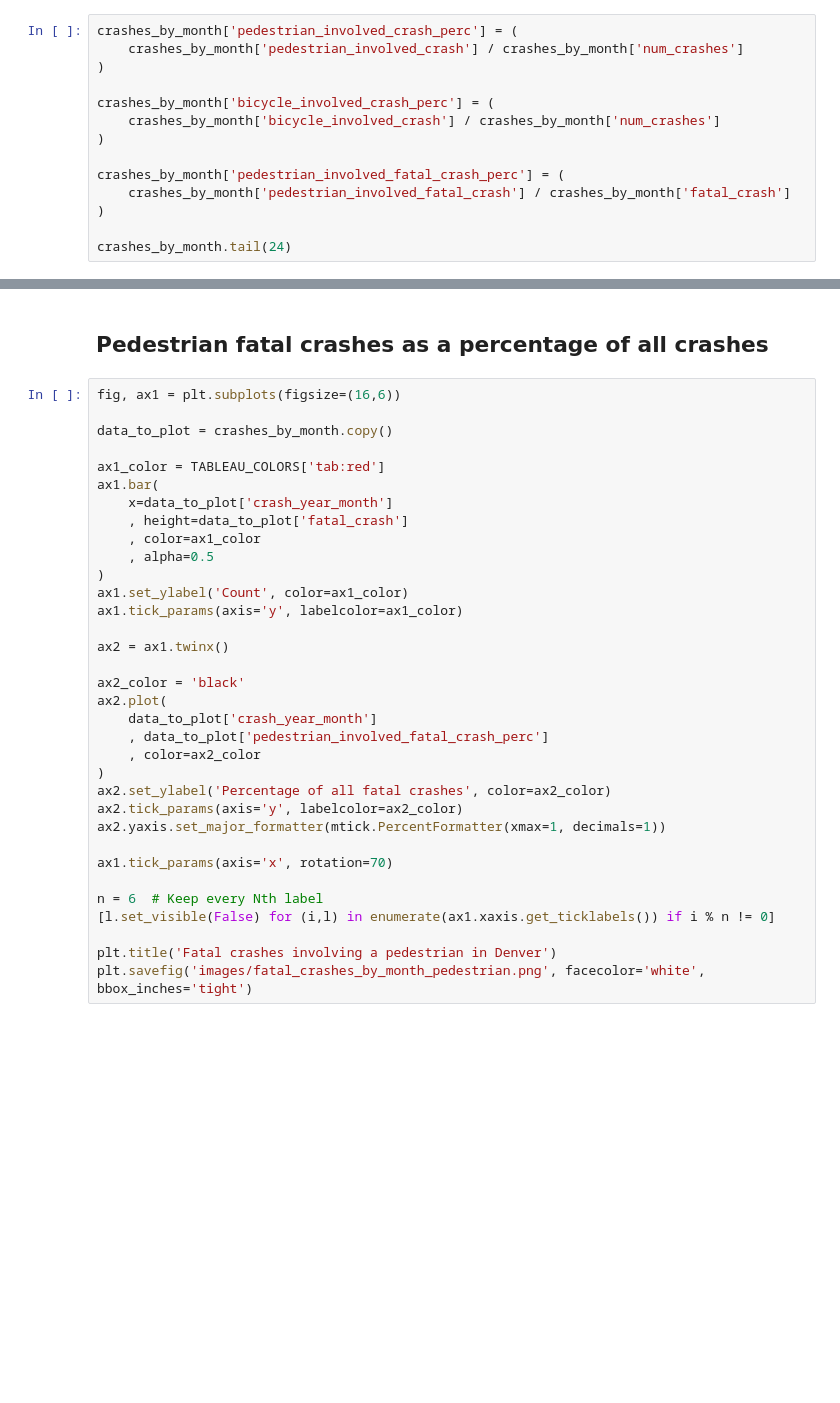
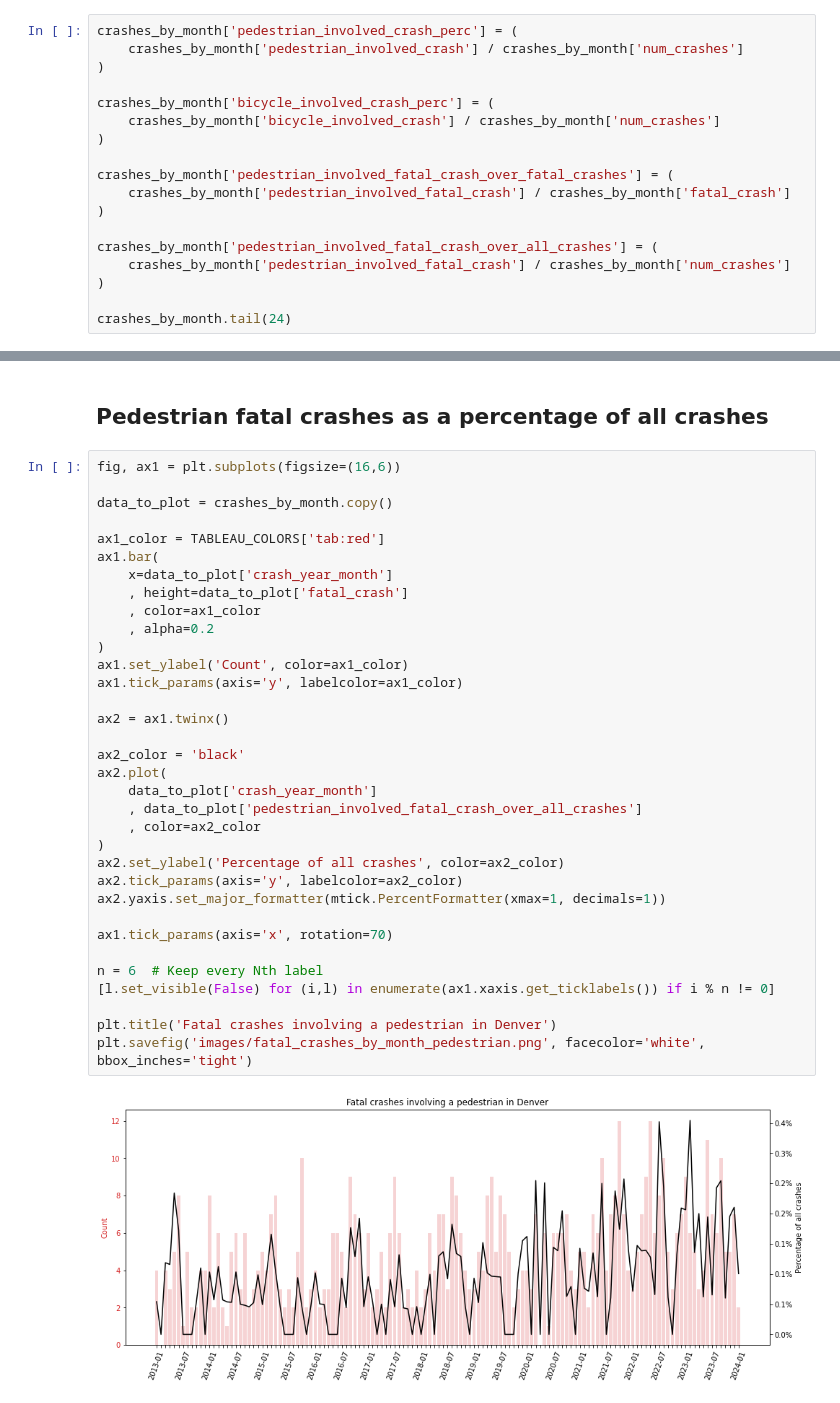
Before and after one commit to devinbrady/denver-street-data, a Jupyter notebook: notebooks/Bicycle_and_Pedestrian_Crashes_by_Month.ipynb, the cells around one changed output, grey strips where cells are left out. Cells and saved outputs as stored; diff of their text form; blank space fills up the shorter version.

Commit message:
Red light cameras, crashes near point, driver actions

```diff
--- a/notebooks/Bicycle_and_Pedestrian_Crashes_by_Month.ipynb
+++ b/notebooks/Bicycle_and_Pedestrian_Crashes_by_Month.ipynb
@@ -39,8 +39,12 @@ crashes_by_month['bicycle_involved_crash_perc'] = (
     crashes_by_month['bicycle_involved_crash'] / crashes_by_month['num_crashes']
 )
 
-crashes_by_month['pedestrian_involved_fatal_crash_perc'] = (
+crashes_by_month['pedestrian_involved_fatal_crash_over_fatal_crashes'] = (
     crashes_by_month['pedestrian_involved_fatal_crash'] / crashes_by_month['fatal_crash']
 )
 
+crashes_by_month['pedestrian_involved_fatal_crash_over_all_crashes'] = (
+    crashes_by_month['pedestrian_involved_fatal_crash'] / crashes_by_month['num_crashes']
+)
+
 crashes_by_month.tail(24)
@@ -225,36 +277,38 @@ plt.savefig('images/crashes_by_year_pedestrian.png', facecolor='white', bbox_inc
 fig, ax1 = plt.subplots(figsize=(16,6))
 
 data_to_plot = crashes_by_month.copy()
 
 ax1_color = TABLEAU_COLORS['tab:red']
 ax1.bar(
     x=data_to_plot['crash_year_month']
     , height=data_to_plot['fatal_crash']
     , color=ax1_color
-    , alpha=0.5
+    , alpha=0.2
 )
 ax1.set_ylabel('Count', color=ax1_color)
 ax1.tick_params(axis='y', labelcolor=ax1_color)
 
 ax2 = ax1.twinx()
 
 ax2_color = 'black'
 ax2.plot(
     data_to_plot['crash_year_month']
-    , data_to_plot['pedestrian_involved_fatal_crash_perc']
+    , data_to_plot['pedestrian_involved_fatal_crash_over_all_crashes']
     , color=ax2_color
 )
-ax2.set_ylabel('Percentage of all fatal crashes', color=ax2_color)
+ax2.set_ylabel('Percentage of all crashes', color=ax2_color)
 ax2.tick_params(axis='y', labelcolor=ax2_color)
 ax2.yaxis.set_major_formatter(mtick.PercentFormatter(xmax=1, decimals=1))
 
 ax1.tick_params(axis='x', rotation=70)
 
 n = 6  # Keep every Nth label
 [l.set_visible(False) for (i,l) in enumerate(ax1.xaxis.get_ticklabels()) if i % n != 0]
 
 plt.title('Fatal crashes involving a pedestrian in Denver')
 plt.savefig('images/fatal_crashes_by_month_pedestrian.png', facecolor='white', bbox_inches='tight')
+# %% [output]
+[figure, added]
 # %%
 fig, ax1 = plt.subplots(figsize=(8,6))
 
```
Also changed, not shown: parts of 8 cells of this notebook, 21 other files.
